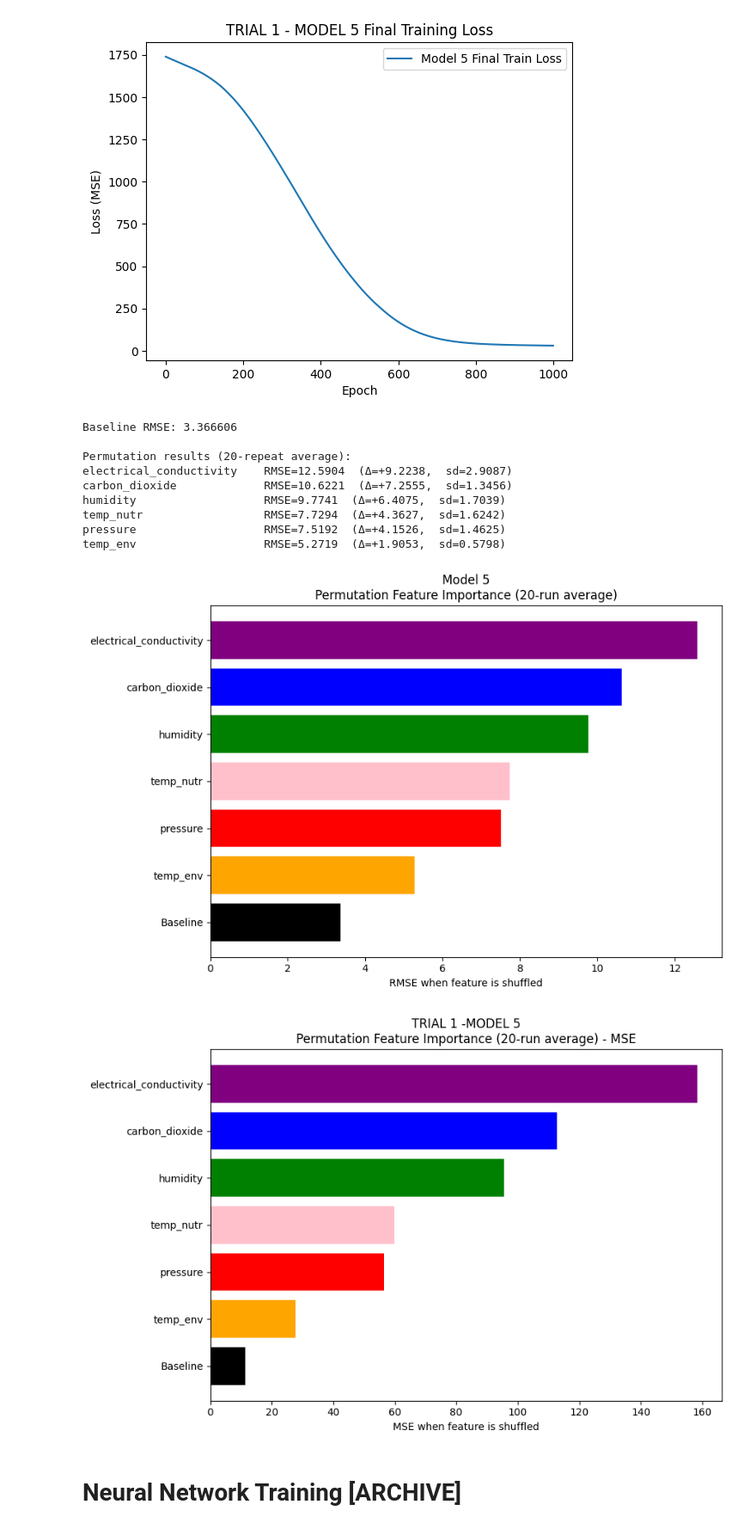
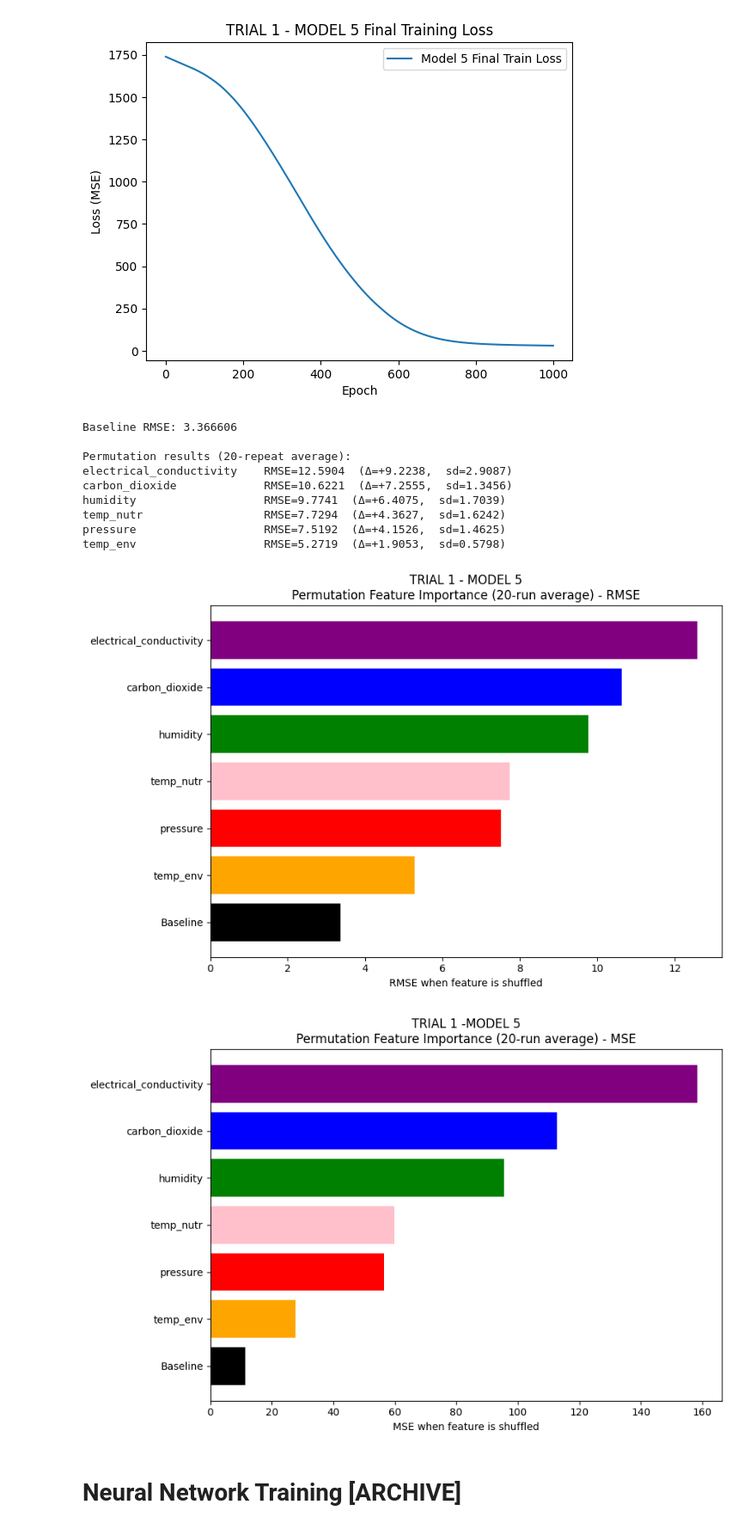
Before and after one commit to GerardoG2/plant-health-status, a Jupyter notebook: Notebooks/NeuralNetwork_t1.ipynb, the cells around one changed output. Shown at 86% size. Drawn from its saved outputs; the diff is of its cells as text; code cells hidden in the pictures.

```diff
--- a/Notebooks/NeuralNetwork_t1.ipynb
+++ b/Notebooks/NeuralNetwork_t1.ipynb
@@ -1724,35 +1724,35 @@ names_plot = names + ["Baseline"]
 rmses_plot = rmses + [base_rmse]
 colors_plot = colors + [baseline_color]
 
 plt.figure(figsize=(9, 6))
 plt.barh(names_plot[::-1], rmses_plot[::-1], color=colors_plot[::-1])
 
 plt.xlabel("RMSE when feature is shuffled")
-plt.title("Model 5\nPermutation Feature Importance (20-run average) - RMSE")
+plt.title("TRIAL 1 - MODEL 5\nPermutation Feature Importance (20-run average) - RMSE")
 plt.tight_layout()
 
 plt.savefig('../Figures/t1_nn_model5_permutation_importance_rmse.png', bbox_inches='tight')
 plt.show()
 
 # plot for mse instead of rmse
 plt.figure(figsize=(9, 6))
 plt.barh(names_plot[::-1], [r**2 for r in rmses_plot][::-1], color=colors_plot[::-1])
 plt.xlabel("MSE when feature is shuffled")
 plt.title("TRIAL 1 -MODEL 5\nPermutation Feature Importance (20-run average) - MSE")
 plt.tight_layout()
 plt.savefig('../Figures/t1_nn_model5_permutation_importance_mse.png', bbox_inches='tight')
 plt.show()
 # %% [output]
 Baseline RMSE: 3.366606
 
 Permutation results (20-repeat average):
 electrical_conductivity    RMSE=12.5904  (Δ=+9.2238,  sd=2.9087)
 carbon_dioxide             RMSE=10.6221  (Δ=+7.2555,  sd=1.3456)
 humidity                   RMSE=9.7741  (Δ=+6.4075,  sd=1.7039)
 temp_nutr                  RMSE=7.7294  (Δ=+4.3627,  sd=1.6242)
 pressure                   RMSE=7.5192  (Δ=+4.1526,  sd=1.4625)
 temp_env                   RMSE=5.2719  (Δ=+1.9053,  sd=0.5798)
-[figure, old version]
+[figure, new version]
 [figure]
 # %% [markdown]
 # Neural Network Training [ARCHIVE]
```
Also changed, not shown: 34 other files.
